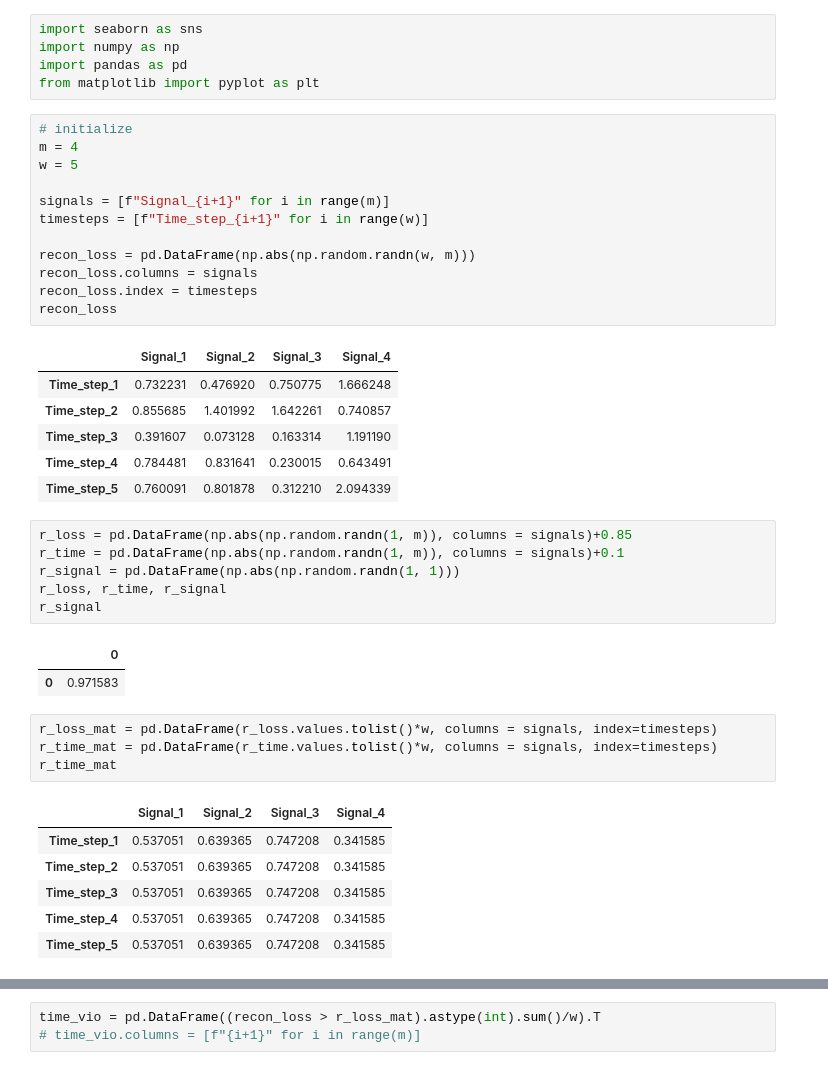
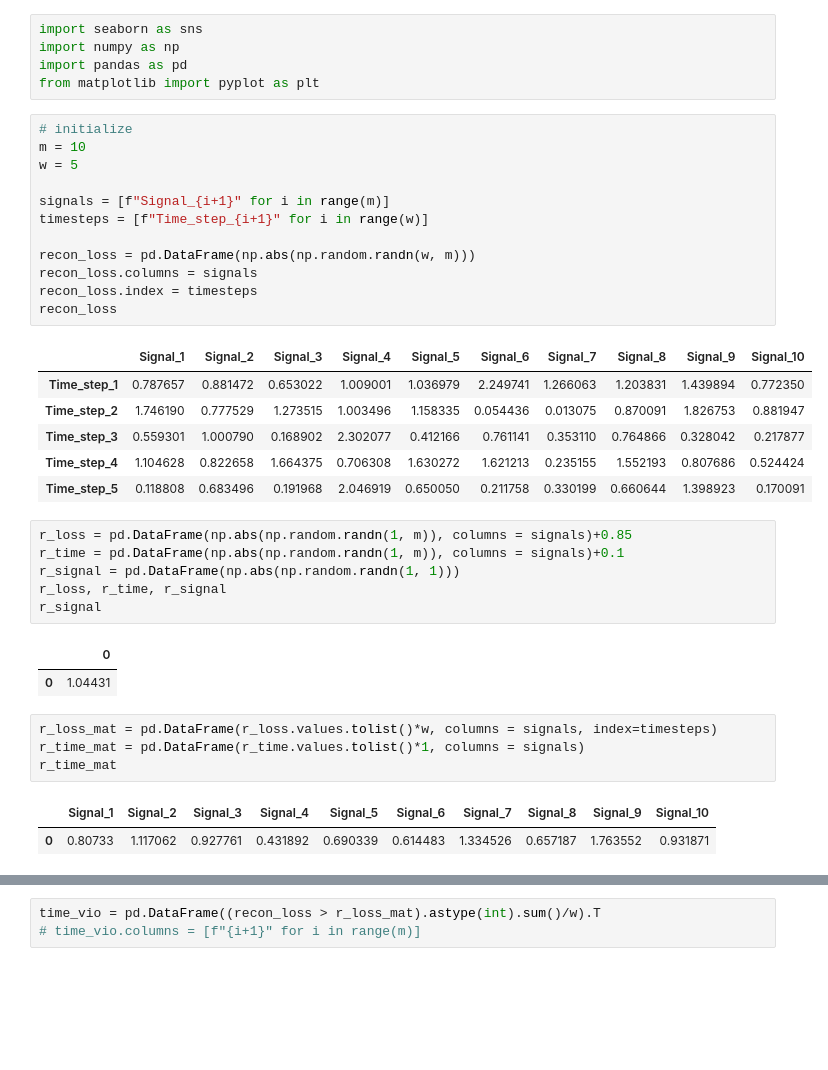
Before and after one commit to shahriar0651/canshield, a Jupyter notebook: visualization/framework_visualization.ipynb, the cells around one changed output, grey strips where cells are left out. Cells and saved outputs as stored; diff of their text form; blank space fills up the shorter version.

```diff
--- a/visualization/framework_visualization.ipynb
+++ b/visualization/framework_visualization.ipynb
@@ -5,23 +5,23 @@ import pandas as pd
 from matplotlib import pyplot as plt
 # %%
 # initialize
-m = 4
+m = 10
 w = 5
 
 signals = [f"Signal_{i+1}" for i in range(m)]
 timesteps = [f"Time_step_{i+1}" for i in range(w)]
 
 recon_loss = pd.DataFrame(np.abs(np.random.randn(w, m)))
 recon_loss.columns = signals
 recon_loss.index = timesteps
 recon_loss
 # %% [output]
-|  | Signal_1 | Signal_2 | Signal_3 | Signal_4 |
-| Time_step_1 | 0.732231 | 0.476920 | 0.750775 | 1.666248 |
-| Time_step_2 | 0.855685 | 1.401992 | 1.642261 | 0.740857 |
-| Time_step_3 | 0.391607 | 0.073128 | 0.163314 | 1.191190 |
-| Time_step_4 | 0.784481 | 0.831641 | 0.230015 | 0.643491 |
-| Time_step_5 | 0.760091 | 0.801878 | 0.312210 | 2.094339 |
+|  | Signal_1 | Signal_2 | Signal_3 | Signal_4 | Signal_5 | Signal_6 | Signal_7 | Signal_8 | Signal_9 | Signal_10 |
+| Time_step_1 | 0.787657 | 0.881472 | 0.653022 | 1.009001 | 1.036979 | 2.249741 | 1.266063 | 1.203831 | 1.439894 | 0.772350 |
+| Time_step_2 | 1.746190 | 0.777529 | 1.273515 | 1.003496 | 1.158335 | 0.054436 | 0.013075 | 0.870091 | 1.826753 | 0.881947 |
+| Time_step_3 | 0.559301 | 1.000790 | 0.168902 | 2.302077 | 0.412166 | 0.761141 | 0.353110 | 0.764866 | 0.328042 | 0.217877 |
+| Time_step_4 | 1.104628 | 0.822658 | 1.664375 | 0.706308 | 1.630272 | 1.621213 | 0.235155 | 1.552193 | 0.807686 | 0.524424 |
+| Time_step_5 | 0.118808 | 0.683496 | 0.191968 | 2.046919 | 0.650050 | 0.211758 | 0.330199 | 0.660644 | 1.398923 | 0.170091 |
 # %%
 r_loss = pd.DataFrame(np.abs(np.random.randn(1, m)), columns = signals)+0.85
 r_time = pd.DataFrame(np.abs(np.random.randn(1, m)), columns = signals)+0.1
@@ -30,16 +30,12 @@ r_loss, r_time, r_signal
 r_signal
 # %% [output]
 |  | 0 |
-| 0 | 0.971583 |
+| 0 | 1.04431 |
 # %%
 r_loss_mat = pd.DataFrame(r_loss.values.tolist()*w, columns = signals, index=timesteps)
-r_time_mat = pd.DataFrame(r_time.values.tolist()*w, columns = signals, index=timesteps)
+r_time_mat = pd.DataFrame(r_time.values.tolist()*1, columns = signals)
 r_time_mat
 # %% [output]
-|  | Signal_1 | Signal_2 | Signal_3 | Signal_4 |
-| Time_step_1 | 0.537051 | 0.639365 | 0.747208 | 0.341585 |
-| Time_step_2 | 0.537051 | 0.639365 | 0.747208 | 0.341585 |
-| Time_step_3 | 0.537051 | 0.639365 | 0.747208 | 0.341585 |
-| Time_step_4 | 0.537051 | 0.639365 | 0.747208 | 0.341585 |
-| Time_step_5 | 0.537051 | 0.639365 | 0.747208 | 0.341585 |
+|  | Signal_1 | Signal_2 | Signal_3 | Signal_4 | Signal_5 | Signal_6 | Signal_7 | Signal_8 | Signal_9 | Signal_10 |
+| 0 | 0.80733 | 1.117062 | 0.927761 | 0.431892 | 0.690339 | 0.614483 | 1.334526 | 0.657187 | 1.763552 | 0.931871 |
 # %%
```
Also changed, not shown: parts of 32 cells of this notebook, 4 other files.
